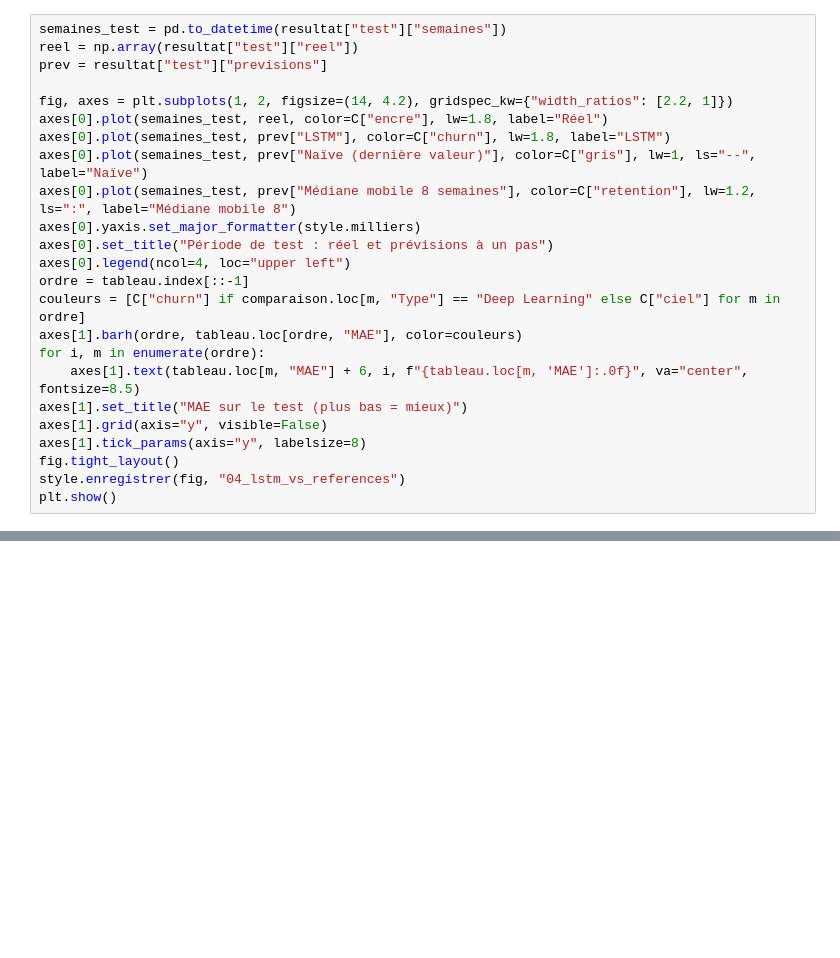
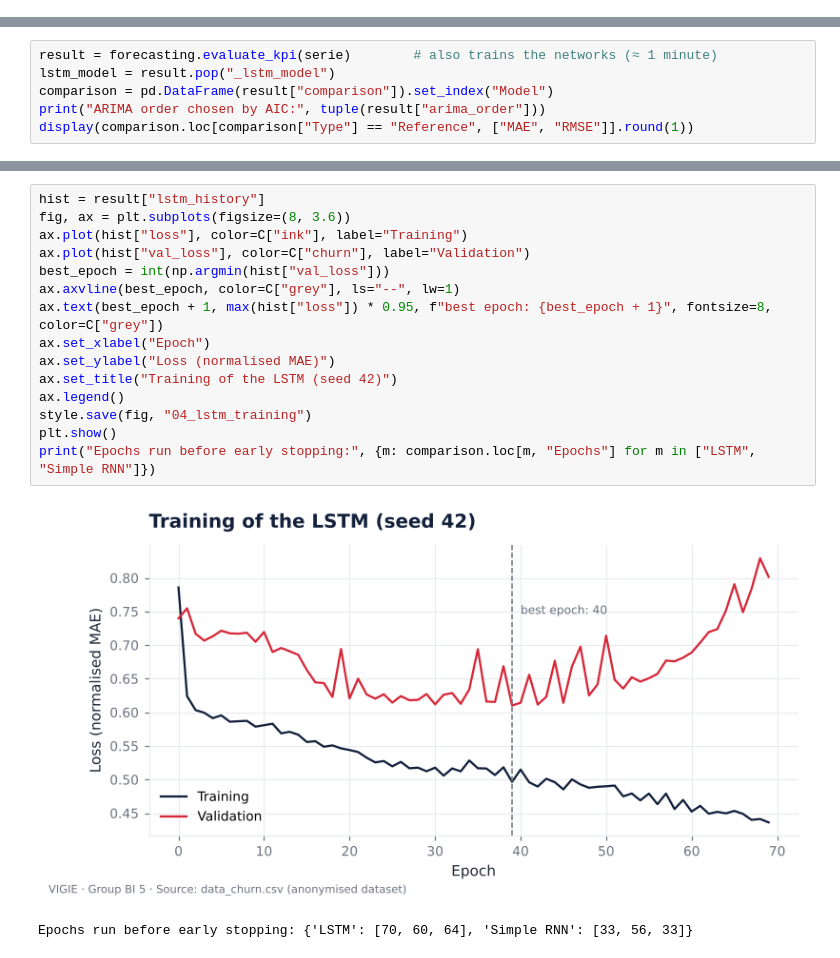
Before and after one commit to raed1205/projet-integre-churn, a Jupyter notebook: 04_machine_learning/notebooks/02_lstm_rnn.ipynb, the cells around one changed output, grey strips where cells are left out. Saved outputs shown, nothing was run; the diff lists cells and outputs as text; blank space fills up the shorter version.

```diff
--- a/04_machine_learning/notebooks/02_lstm_rnn.ipynb
+++ b/04_machine_learning/notebooks/02_lstm_rnn.ipynb
@@ -241,24 +0,0 @@ Naïve (dernière valeur)        Référence  478.300  859.478         0.000
-# %%
-semaines_test = pd.to_datetime(resultat["test"]["semaines"])
-reel = np.array(resultat["test"]["reel"])
-prev = resultat["test"]["previsions"]
-
-fig, axes = plt.subplots(1, 2, figsize=(14, 4.2), gridspec_kw={"width_ratios": [2.2, 1]})
-axes[0].plot(semaines_test, reel, color=C["encre"], lw=1.8, label="Réel")
-axes[0].plot(semaines_test, prev["LSTM"], color=C["churn"], lw=1.8, label="LSTM")
-axes[0].plot(semaines_test, prev["Naïve (dernière valeur)"], color=C["gris"], lw=1, ls="--", label="Naïve")
-axes[0].plot(semaines_test, prev["Médiane mobile 8 semaines"], color=C["retention"], lw=1.2, ls=":", label="Médiane mobile 8")
-axes[0].yaxis.set_major_formatter(style.milliers)
-axes[0].set_title("Période de test : réel et prévisions à un pas")
-axes[0].legend(ncol=4, loc="upper left")
-ordre = tableau.index[::-1]
-couleurs = [C["churn"] if comparaison.loc[m, "Type"] == "Deep Learning" else C["ciel"] for m in ordre]
-axes[1].barh(ordre, tableau.loc[ordre, "MAE"], color=couleurs)
-for i, m in enumerate(ordre):
-    axes[1].text(tableau.loc[m, "MAE"] + 6, i, f"{tableau.loc[m, 'MAE']:.0f}", va="center", fontsize=8.5)
-axes[1].set_title("MAE sur le test (plus bas = mieux)")
-axes[1].grid(axis="y", visible=False)
-axes[1].tick_params(axis="y", labelsize=8)
-fig.tight_layout()
-style.enregistrer(fig, "04_lstm_vs_references")
-plt.show()
@@ -470,0 +143,6 @@ Modèle    : 04_machine_learning/models/lstm_clotures_hebdo.keras (hors dépôt)
+# %%
+result = forecasting.evaluate_kpi(serie)        # also trains the networks (≈ 1 minute)
+lstm_model = result.pop("_lstm_model")
+comparison = pd.DataFrame(result["comparison"]).set_index("Model")
+print("ARIMA order chosen by AIC:", tuple(result["arima_order"]))
+display(comparison.loc[comparison["Type"] == "Reference", ["MAE", "RMSE"]].round(1))
@@ -470,0 +185,18 @@ Modèle    : 04_machine_learning/models/lstm_clotures_hebdo.keras (hors dépôt)
+# %%
+hist = result["lstm_history"]
+fig, ax = plt.subplots(figsize=(8, 3.6))
+ax.plot(hist["loss"], color=C["ink"], label="Training")
+ax.plot(hist["val_loss"], color=C["churn"], label="Validation")
+best_epoch = int(np.argmin(hist["val_loss"]))
+ax.axvline(best_epoch, color=C["grey"], ls="--", lw=1)
+ax.text(best_epoch + 1, max(hist["loss"]) * 0.95, f"best epoch: {best_epoch + 1}", fontsize=8, color=C["grey"])
+ax.set_xlabel("Epoch")
+ax.set_ylabel("Loss (normalised MAE)")
+ax.set_title("Training of the LSTM (seed 42)")
+ax.legend()
+style.save(fig, "04_lstm_training")
+plt.show()
+print("Epochs run before early stopping:", {m: comparison.loc[m, "Epochs"] for m in ["LSTM", "Simple RNN"]})
+# %% [output]
+[figure, added]
+Epochs run before early stopping: {'LSTM': [70, 60, 64], 'Simple RNN': [33, 56, 33]}
```
Also changed, not shown: parts of 47 cells of this notebook, 29 other files.
